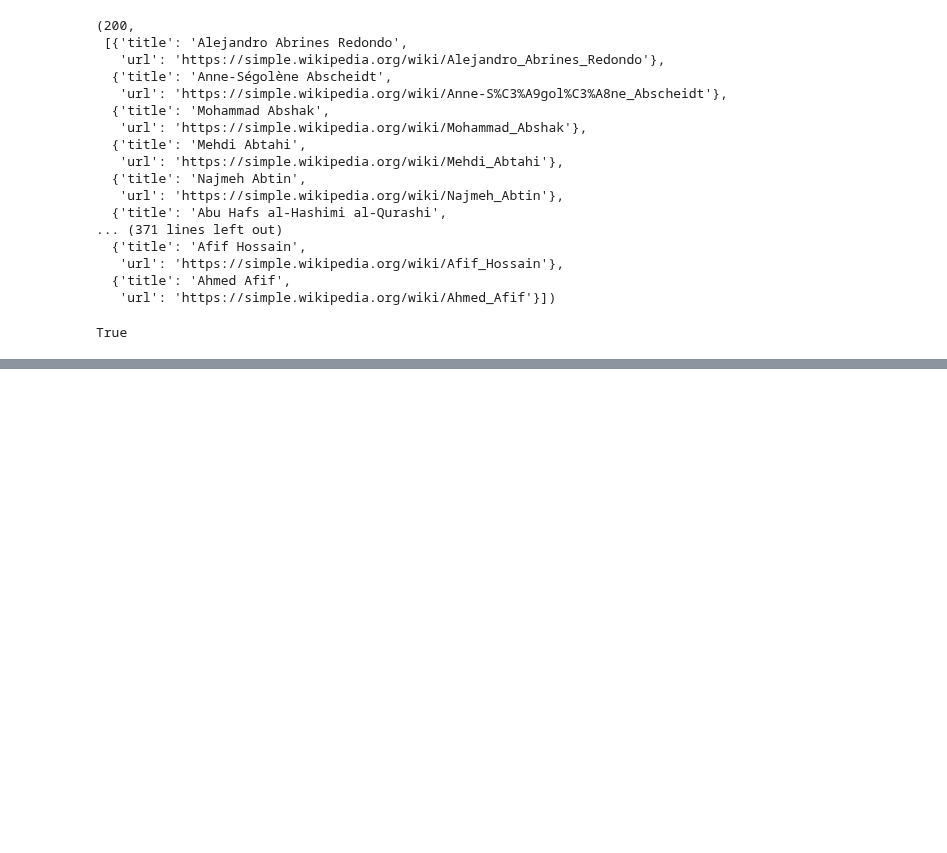
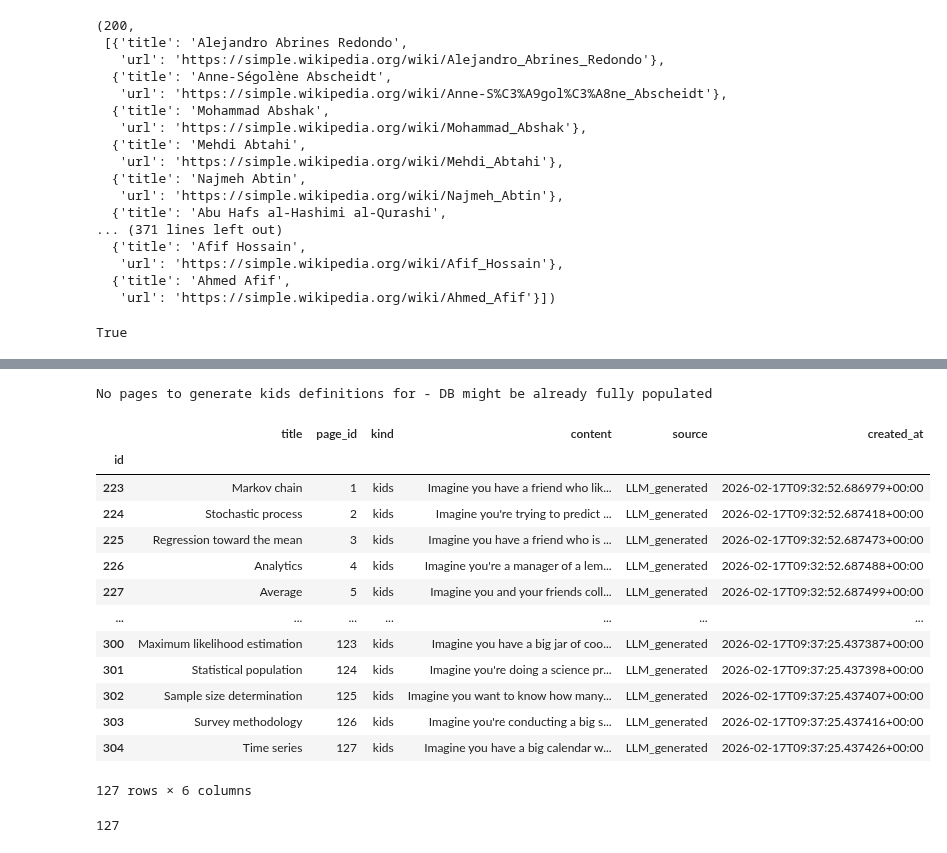
Before and after one commit to quent1sch/explain2me, a Jupyter notebook: data/scraper.ipynb, the cells around one changed output, grey strips where cells are left out. Drawn from its saved outputs; the diff is of its cells as text; code cells hidden in the pictures; blank space fills up the shorter version.

```diff
--- a/data/scraper.ipynb
+++ b/data/scraper.ipynb
@@ -1192,0 +1138,56 @@ def store_kids(kid_defs: list, db_path: str):
+# %%
+# Config
+data_path = os.getcwd()
+db_name = 'WikipediaOne.db'
+db_path = data_path + '/' + db_name
+
+MAX_INPUT_TOKENS = 16384 # model's (Llama-3.1-8B-Instruct) context length (16384 tokens).
+
+client = OpenAI(
+    base_url="https://router.huggingface.co/v1",
+    api_key=os.getenv("HF_TOKEN")
+)
+
+
+# Main - Generate kid definition for all wiki title stored in db
+generate_n_populate_kid_def(db_path=db_path, client=client, max_workers=5, max_input_tokens=MAX_INPUT_TOKENS)
+# %% [output]
+No pages to generate kids definitions for - DB might be already fully populated
+# %%
+# test
+
+conn = sqlite3.connect("WikipediaOne.db")
+
+df = pd.read_sql_query(
+    """
+    SELECT p.title, d.*
+    FROM pages p
+    JOIN definitions d ON p.id = d.page_id
+    WHERE d.kind='kids';
+    """,
+    conn,
+    index_col='id'  # <- use the 'id' column from definitions as index
+)
+
+conn.close()
+
+df.sort_values('page_id')
+# %% [output]
+|  | title | page_id | kind | content | source | created_at |
+| id |  |  |  |  |  |  |
+| 223 | Markov chain | 1 | kids | Imagine you have a friend who lik... | LLM_generated | 2026-02-17T09:32:52.686979+00:00 |
+| 224 | Stochastic process | 2 | kids | Imagine you're trying to predict ... | LLM_generated | 2026-02-17T09:32:52.687418+00:00 |
+| 225 | Regression toward the mean | 3 | kids | Imagine you have a friend who is ... | LLM_generated | 2026-02-17T09:32:52.687473+00:00 |
+| 226 | Analytics | 4 | kids | Imagine you're a manager of a lem... | LLM_generated | 2026-02-17T09:32:52.687488+00:00 |
+| 227 | Average | 5 | kids | Imagine you and your friends coll... | LLM_generated | 2026-02-17T09:32:52.687499+00:00 |
+| ... | ... | ... | ... | ... | ... | ... |
+| 300 | Maximum likelihood estimation | 123 | kids | Imagine you have a big jar of coo... | LLM_generated | 2026-02-17T09:37:25.437387+00:00 |
+| 301 | Statistical population | 124 | kids | Imagine you're doing a science pr... | LLM_generated | 2026-02-17T09:37:25.437398+00:00 |
+| 302 | Sample size determination | 125 | kids | Imagine you want to know how many... | LLM_generated | 2026-02-17T09:37:25.437407+00:00 |
+| 303 | Survey methodology | 126 | kids | Imagine you're conducting a big s... | LLM_generated | 2026-02-17T09:37:25.437416+00:00 |
+| 304 | Time series | 127 | kids | Imagine you have a big calendar w... | LLM_generated | 2026-02-17T09:37:25.437426+00:00 |
+127 rows × 6 columns
+# %%
+len(df)
+# %% [output]
+127
```
Also changed, not shown: parts of 25 cells of this notebook, 13 other files.
